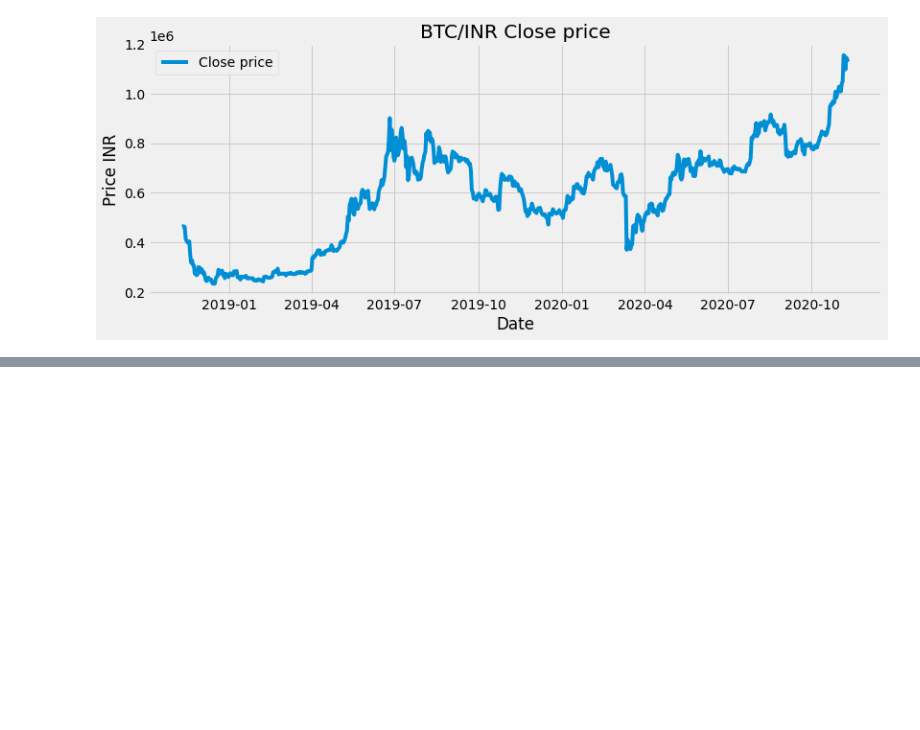
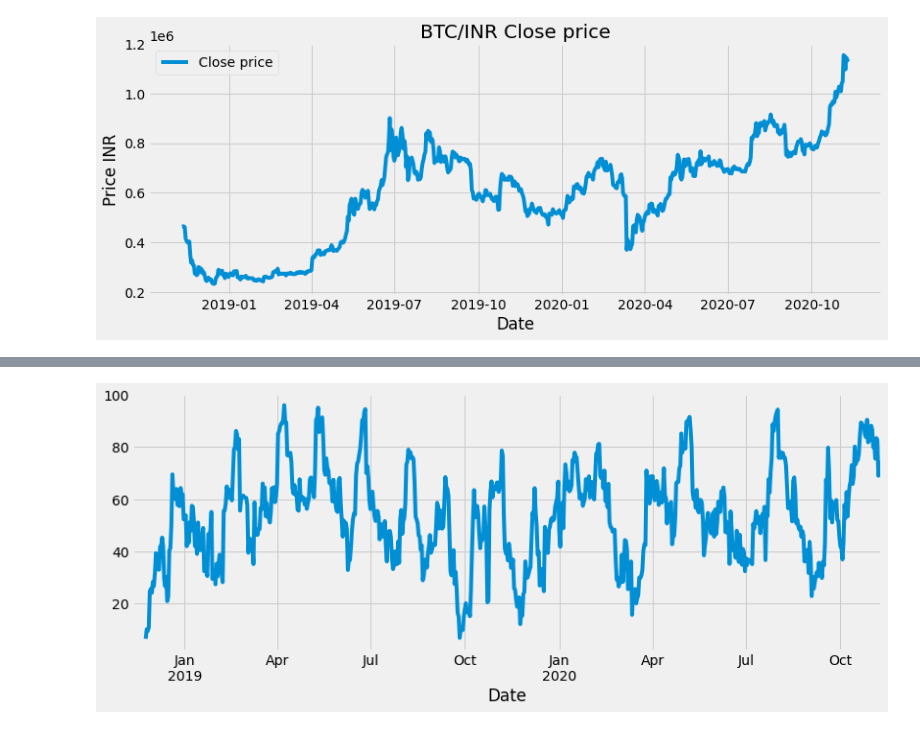
Before and after one commit to Xalt8/Crypto, a Jupyter notebook: rsi.ipynb, the cells around one changed output, grey strips where cells are left out. Saved outputs shown, nothing was run; the diff lists cells and outputs as text; code cells hidden in the pictures; blank space fills up the shorter version.

```diff
--- a/rsi.ipynb
+++ b/rsi.ipynb
@@ -80 +105,9 @@ plt.show()
+# %%
+# Visualise the RSI
+
+plt.figure(figsize=(12.2, 4.5))
+RSI.plot()
+plt.show()
+# %% [output]
+[figure, added]
 # %%
```
Also changed, not shown: parts of 19 cells of this notebook, 1 other file.
